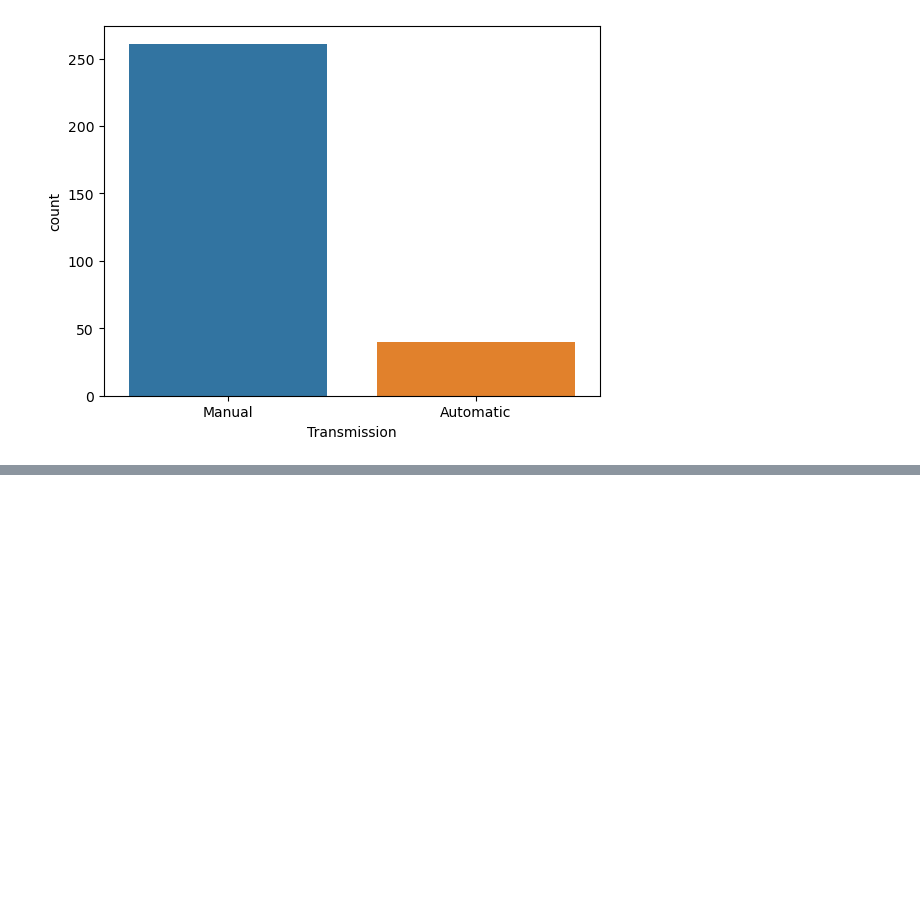
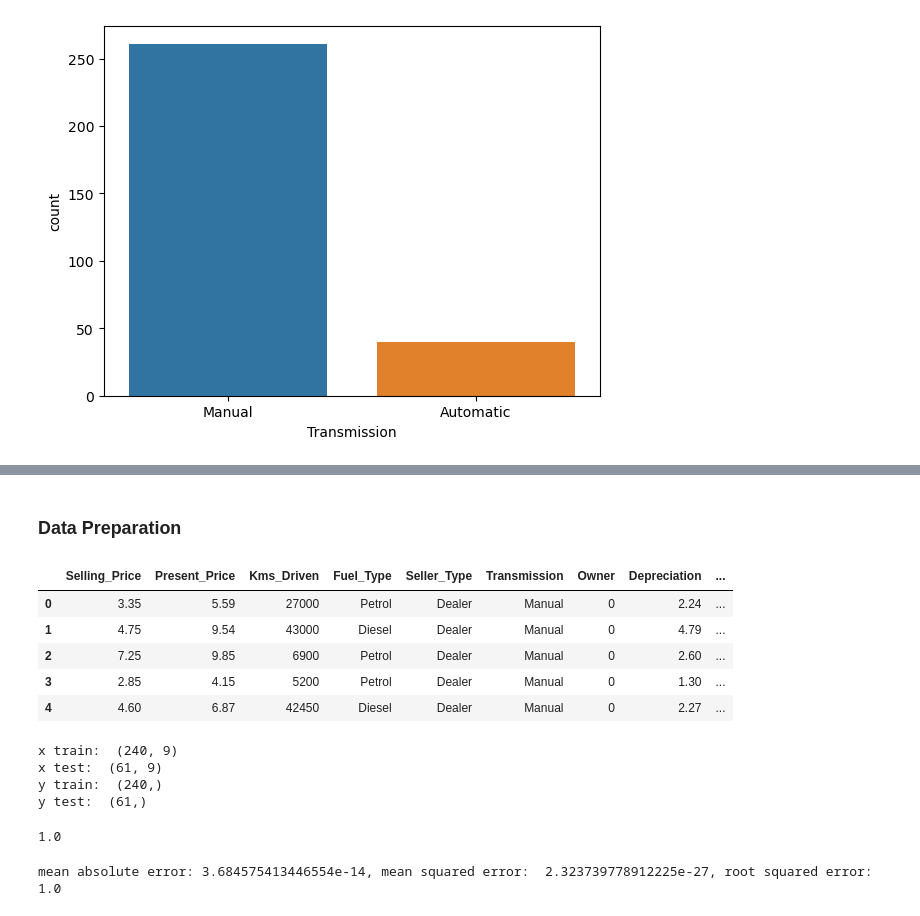
Before and after one commit to helloichi/Used-Car-Price-Prediction, a Jupyter notebook: Car Data (Linear Regression).ipynb, the cells around one changed output, grey strips where cells are left out. Saved outputs shown, nothing was run; the diff lists cells and outputs as text; code cells hidden in the pictures; blank space fills up the shorter version.

```diff
--- a/Car Data (Linear Regression).ipynb
+++ b/Car Data (Linear Regression).ipynb
@@ -192,0 +220,13 @@ TypeError: plot got an unexpected keyword argument 'x'
+# %% [markdown]
+### Data Preparation
+# %%
+cars.drop(labels='Car_Name',axis= 1, inplace = True)
+# %%
+cars.head()
+# %% [output]
+|  | Selling_Price | Present_Price | Kms_Driven | Fuel_Type | Seller_Type | Transmission | Owner | Depreciation | ... |
+| 0 | 3.35 | 5.59 | 27000 | Petrol | Dealer | Manual | 0 | 2.24 | ... |
+| 1 | 4.75 | 9.54 | 43000 | Diesel | Dealer | Manual | 0 | 4.79 | ... |
+| 2 | 7.25 | 9.85 | 6900 | Petrol | Dealer | Manual | 0 | 2.60 | ... |
+| 3 | 2.85 | 4.15 | 5200 | Petrol | Dealer | Manual | 0 | 1.30 | ... |
+| 4 | 4.60 | 6.87 | 42450 | Diesel | Dealer | Manual | 0 | 2.27 | ... |
@@ -192,0 +238,14 @@ TypeError: plot got an unexpected keyword argument 'x'
+# %%
+from sklearn.model_selection import train_test_split
+
+X_train, X_test, y_train, y_test = train_test_split(X,y, test_size=0.2, random_state=42)
+
+print("x train: ", X_train.shape)
+print("x test: ", X_test.shape)
+print("y train: ", y_train.shape)
+print("y test: ", y_test.shape)
+# %% [output]
+x train:  (240, 9)
+x test:  (61, 9)
+y train:  (240,)
+y test:  (61,)
@@ -192,0 +260,21 @@ TypeError: plot got an unexpected keyword argument 'x'
+# %%
+lr.score(X_test, y_test)
+# %% [output]
+1.0
+# %%
+from sklearn.metrics import mean_absolute_error, mean_squared_error, r2_score
+
+#finding metrics
+
+y_preds = lr.predict(X_test)
+y_preds
+mae = mean_absolute_error(y_test, y_preds)
+
+
+mse = mean_squared_error(y_test,y_preds)
+
+r2 = r2_score(y_test, y_preds)
+
+print(f"mean absolute error: {mae}, mean squared error:  {mse}, root squared error:  {r2}")
+# %% [output]
+mean absolute error: 3.684575413446554e-14, mean squared error:  2.323739778912225e-27, root squared error:  1.0
```
Also changed, not shown: parts of 12 cells of this notebook.
